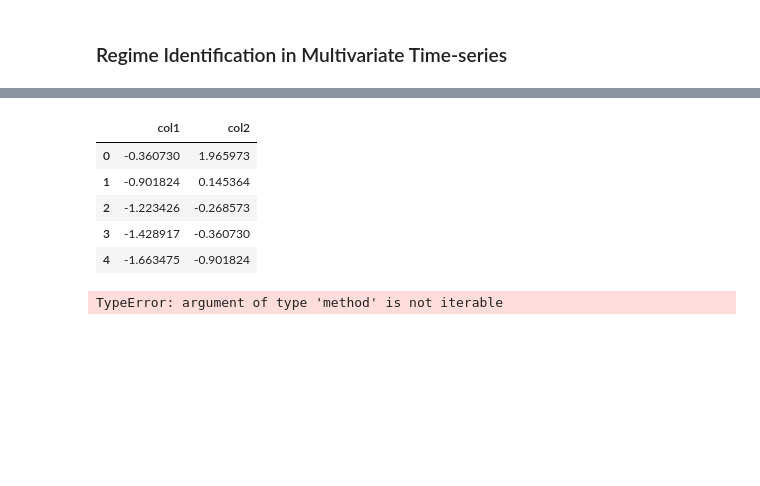
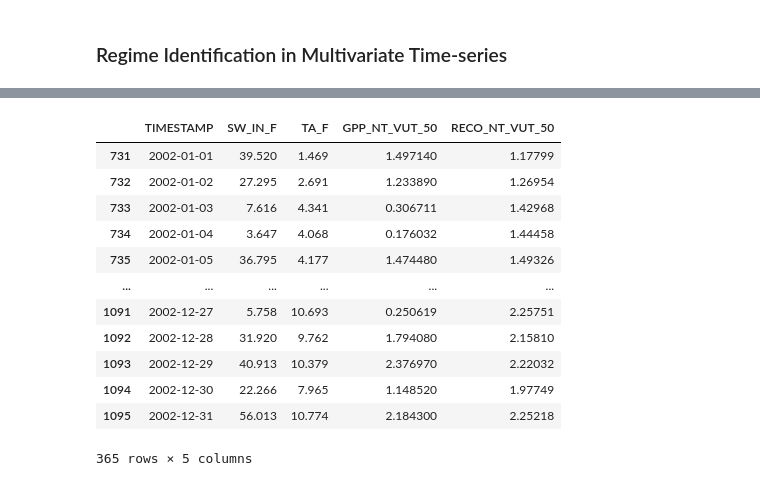
Before and after one commit to wasimahmadpk/RegimeIdentification, a Jupyter notebook: src/regimes_identification.ipynb, the cells around one changed output, grey strips where cells are left out. Saved outputs shown, nothing was run; the diff lists cells and outputs as text; code cells hidden in the pictures; blank space fills up the shorter version.

```diff
--- a/src/regimes_identification.ipynb
+++ b/src/regimes_identification.ipynb
@@ -26,3 +30,19 @@ def normalize(data, type='minmax'):
 
     elif type=='minmax':
         return (np.array(data) - np.min(data))/(np.max(data) - np.min(data))
+# %%
+# Function to convert timestamp to formatted date
+def convert_timestamp(timestamp):
+    # Assuming the timestamp format is 'YYMMDD'
+    timestamp = str(timestamp)
+    year = int(timestamp[:4])
+    month = int(timestamp[4:6])
+    day = int(timestamp[6:8])
+
+    # Convert to datetime object
+    date_obj = datetime(year, month, day)
+
+    # Format the datetime object as 'DD-Mon-YYYY'
+    formatted_date = date_obj.strftime('%d-%b-%Y')
+
+    return formatted_date
@@ -33,23 +75,46 @@ def trim_time_and_format(date_string):
     return datetime_object #.strftime("%Y %b")
+# %%
+# Load data
+file_path = r"/home/ahmad/Projects/gCause/datasets/fluxnet2015/FLX_FR-Pue_FLUXNET2015_SUBSET_2000-2014_2-4/FLX_FR-Pue_FLUXNET2015_SUBSET_DD_2000-2014_2-4.csv"  # Replace with the actual file path
+# file_path = r'../datasets/synthetic_datac.csv'
+data = regimes.read_file(file_path)
+start_date = '01-Jan-2002'
+end_date ='31-Dec-2002'
+col_list = ['TIMESTAMP', 'SW_IN_F', 'TA_F', 'GPP_NT_VUT_50', 'RECO_NT_VUT_50']
+# Convert the 'date' column to datetime objects
+data['TIMESTAMP'] = data['TIMESTAMP'].apply(convert_timestamp)
+
+data['TIMESTAMP'] = pd.to_datetime(data['TIMESTAMP'])
+data = data[(data['TIMESTAMP'] >= start_date) & (data['TIMESTAMP'] <= end_date)][col_list]
+
+# # # -------------- FLUXNET2015-----------------------
+# offset = 365
+# start, end = 2*offset , 3*offset
+
+# df = {'R$_g$': rg[start: end], 'T$_{air}$': temp[start: end], 'GPP': gpp[start: end], 'R$_{eco}$': reco[start: end]}   #
+# data = pd.DataFrame(df, columns=['R$_g$', 'T$_{air}$', 'GPP', 'R$_{eco}$'])  #, 'GPP', 'R$_{eco}$'
+# # -------------------------------------------------
 # %%
-# Load data
-file_path = r'../datasets/ecg/ECG200.txt'  # Replace with the actual file path
-data = read_file(file_path)
 if len(data.columns)==1:
     data = regimes.shift_and_fill_mean(data, 3)
-data.head()
+data
 # %% [output]
-|  | col1 | col2 |
-| 0 | -0.360730 | 1.965973 |
-| 1 | -0.901824 | 0.145364 |
-| 2 | -1.223426 | -0.268573 |
-| 3 | -1.428917 | -0.360730 |
-| 4 | -1.663475 | -0.901824 |
+|  | TIMESTAMP | SW_IN_F | TA_F | GPP_NT_VUT_50 | RECO_NT_VUT_50 |
+| 731 | 2002-01-01 | 39.520 | 1.469 | 1.497140 | 1.17799 |
+| 732 | 2002-01-02 | 27.295 | 2.691 | 1.233890 | 1.26954 |
+| 733 | 2002-01-03 | 7.616 | 4.341 | 0.306711 | 1.42968 |
+| 734 | 2002-01-04 | 3.647 | 4.068 | 0.176032 | 1.44458 |
+| 735 | 2002-01-05 | 36.795 | 4.177 | 1.474480 | 1.49326 |
+| ... | ... | ... | ... | ... | ... |
+| 1091 | 2002-12-27 | 5.758 | 10.693 | 0.250619 | 2.25751 |
+| 1092 | 2002-12-28 | 31.920 | 9.762 | 1.794080 | 2.15810 |
+| 1093 | 2002-12-29 | 40.913 | 10.379 | 2.376970 | 2.22032 |
+| 1094 | 2002-12-30 | 22.266 | 7.965 | 1.148520 | 1.97749 |
+| 1095 | 2002-12-31 | 56.013 | 10.774 | 2.184300 | 2.25218 |
+365 rows × 5 columns
 # %%
-# Apply the function to the entire column
-time_column_exist, col_name = regimes.find_time_related_columns(data)
-print(time_column_exist, col_name)
-if time_column_exist:
-    data['Date'] = data['Date'].apply(trim_time_and_format)
+# # Apply the function to the entire column
+# time_column_exist, col_name = regimes.find_time_related_columns(data)
+# print(time_column_exist, col_name)
+# if time_column_exist:
+#     data['Date'] = data['Date'].apply(trim_time_and_format)
-# %% [output]
-TypeError: argument of type 'method' is not iterable
```
Also changed, not shown: parts of 17 cells of this notebook, 1 other file.
